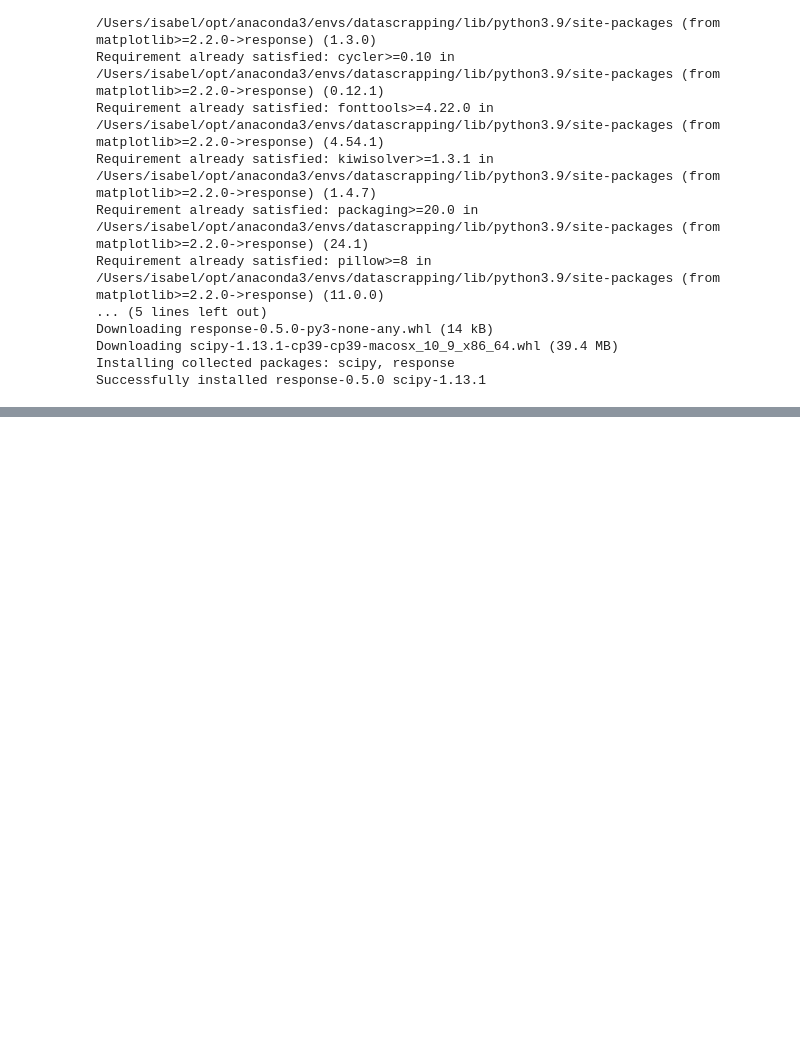
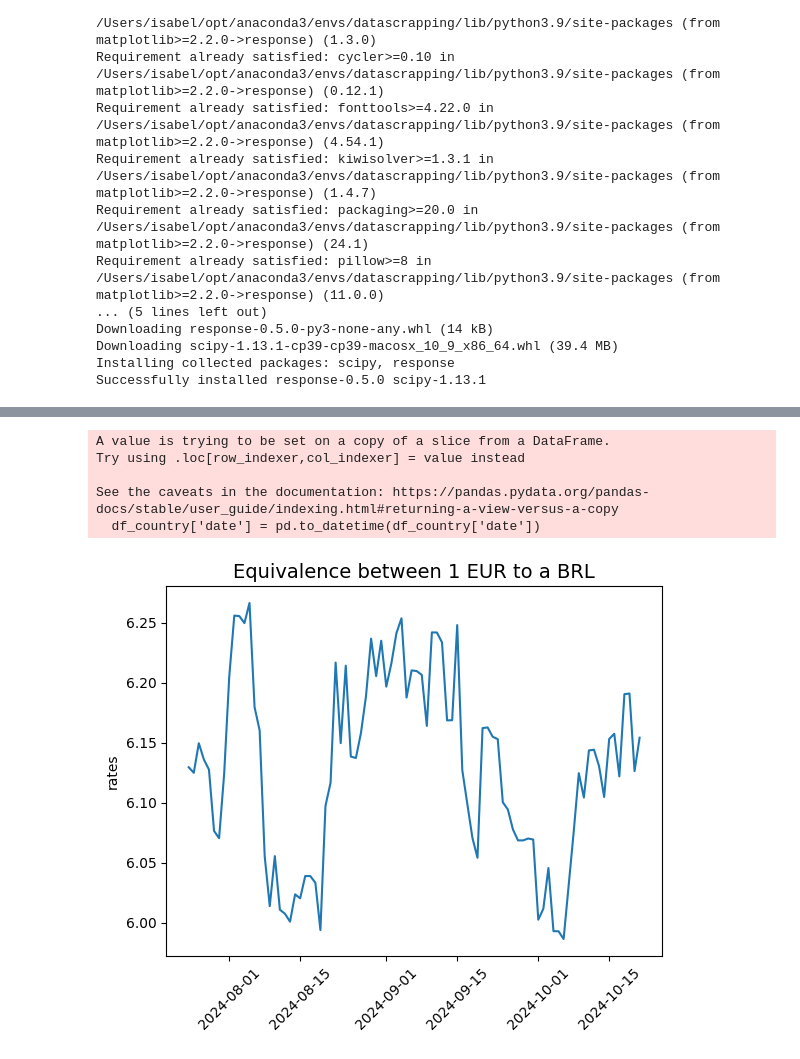
Before and after one commit to shadzic/ESMT_2024_DataScraping_Students, a Jupyter notebook: testing_currency.ipynb, the cells around one changed output, grey strips where cells are left out. Saved outputs shown, nothing was run; the diff lists cells and outputs as text; code cells hidden in the pictures; blank space fills up the shorter version.

Commit message:
currency plots

```diff
--- a/testing_currency.ipynb
+++ b/testing_currency.ipynb
@@ -59,0 +108,9 @@ exchange_rates[exchange_rates['index']== 'BRL']
+# %%
+# As we reset the indexes we require the name of the column to represent the "representative market rate"
+df_full.rename(columns={"index":"currency_abreviation"}, inplace=True)
+# %%
+# Select the coin tag that corresponds to the country that we require
+df_country = df_full[df_full["currency_abreviation"] == 'BRL']
+# %%
+# Reset the indexes and deleting the old index
+df_country.reset_index(drop=True, inplace=True)
@@ -59,0 +145,18 @@ exchange_rates[exchange_rates['index']== 'BRL']
+# %%
+# Change date from object to date
+df_country['date'] = pd.to_datetime(df_country['date'])
+# %% [output]
+A value is trying to be set on a copy of a slice from a DataFrame.
+Try using .loc[row_indexer,col_indexer] = value instead
+
+See the caveats in the documentation: https://pandas.pydata.org/pandas-docs/stable/user_guide/indexing.html#returning-a-view-versus-a-copy
+  df_country['date'] = pd.to_datetime(df_country['date'])
+# %%
+# Creating the line plot
+sns.lineplot(x='date', y='rates', data=df_country)
+plt.xlabel('')
+plt.xticks(rotation=45)
+plt.title("Equivalence between 1 EUR to a BRL", fontsize = 14)
+plt.show()
+# %% [output]
+[figure, added]
```
Also changed, not shown: parts of 15 cells of this notebook, 2 other files.
